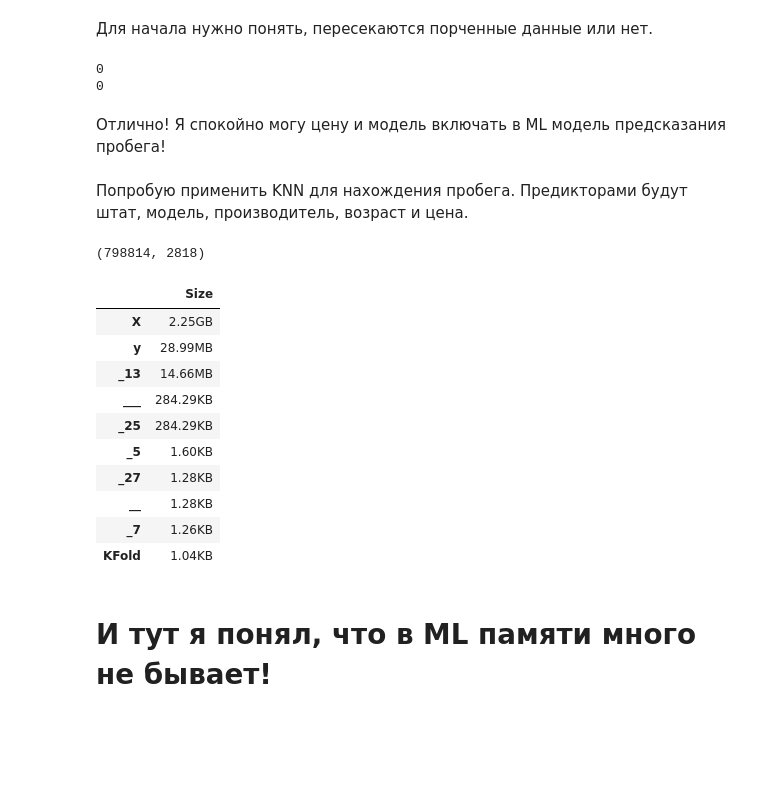
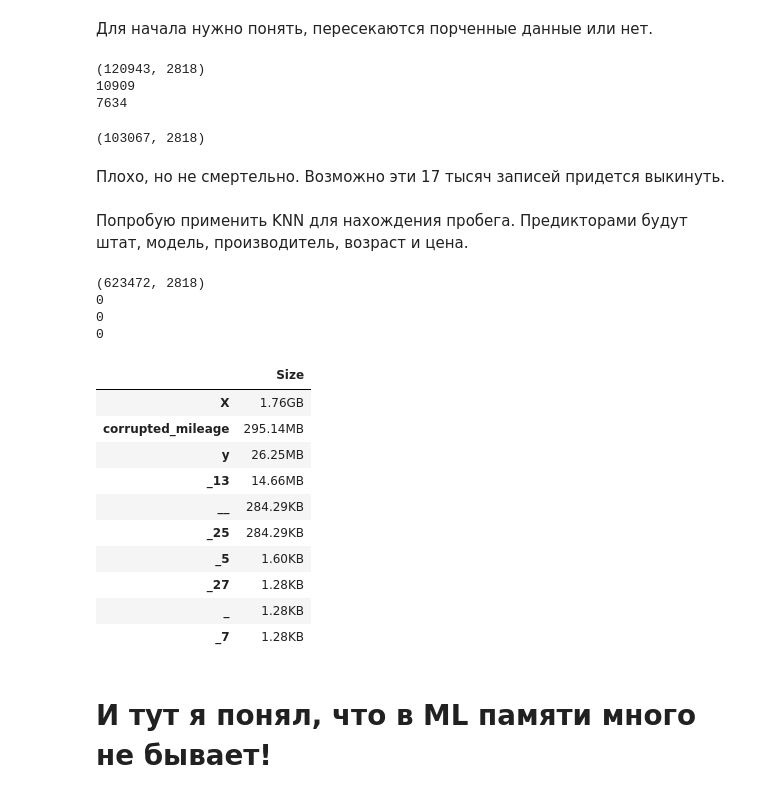
Before and after one commit to jast4ik/Hillel_ML_HW, a Jupyter notebook: Homework06/HW06.ipynb, the cells around one changed output. Cells and saved outputs as stored; diff of their text form; code cells hidden in the pictures; blank space fills up the shorter version.

```diff
--- a/Homework06/HW06.ipynb
+++ b/Homework06/HW06.ipynb
@@ -165,7 +170,7 @@ src_df.loc[wrong_price_mask]
 # %%
 print("Original:\n-----\n{}\n".format(src_df['Price'].sample(n=5, random_state=42)))
 
-src_df['Price'] = src_df.apply(lambda x: np.log(x.Price) if x.Price != 0 else 0, axis=1)
+#src_df['Price'] = src_df.apply(lambda x: np.log(x.Price) if x.Price != 0 else 0, axis=1)
 
 print("Ln applyed:\n-----\n{}\n".format(src_df['Price'].sample(n=5, random_state=42)))
 # %% [output]
@@ -201,7 +206,7 @@ dtype: int64
 Как видно, нулевые значения не стали np.inf.
 # %%
 print("Original:\n-----\n{}\n".format(src_df['Mileage'].sample(n=5, random_state=42)))
-src_df['Mileage'] = src_df['Mileage'].apply(np.log)
+# src_df['Mileage'] = src_df['Mileage'].apply(np.log)
 print("Ln applyed:\n-----\n{}\n".format(src_df['Mileage'].sample(n=5, random_state=42)))
 # %% [output]
 Original:
@@ -383,60 +388,74 @@ memory_usage()
 # %% [markdown]
 Для начала нужно понять, пересекаются порченные данные или нет.
 # %%
-corrupted_mileage = src_df.loc[(src_df['Mileage'] == np.NaN)]
+corrupted_mileage = src_df.loc[src_df['Mileage'].isna()]
 
+print(corrupted_mileage.shape)
 print(corrupted_mileage['Model'].isna().sum())
 print(corrupted_mileage['Price'].isin([0]).sum())
+#corrupted_mileage.head
 # %% [output]
-0
-0
+(120943, 2818)
+10909
+7634
+# %%
+corrupted_mileage = corrupted_mileage.loc[(src_df['Price'] != 0) & (~src_df['Model'].isna())]
+print(corrupted_mileage.shape)
+# %% [output]
+(103067, 2818)
 # %% [markdown]
-Отлично! Я спокойно могу цену и модель включать в ML модель предсказания пробега!
+Плохо, но не смертельно. Возможно эти 17 тысяч записей придется выкинуть.
 # %% [markdown]
 Попробую применить KNN для нахождения пробега. Предикторами будут штат, модель, производитель, возраст и цена.
 # %%
-clear_df = src_df.loc[(src_df['Price'] != 0) & (src_df['Mileage'] != np.NaN) & (src_df['Model'] != np.NaN)]
-clear_df.shape
+clear_df = src_df.loc[(src_df['Price'] != 0) & (~src_df['Mileage'].isna()) & (~src_df['Model'].isna())]
+print(clear_df.shape)
+print(clear_df['Price'].isin([0]).sum())
+print(clear_df['Model'].isna().sum())
+print(clear_df['Mileage'].isna().sum())
 # %% [output]
-(798814, 2818)
+(623472, 2818)
+0
+0
+0
 # %%
 X = clear_df.filter(regex='^Age_',axis=1)
 X = X.join(clear_df.filter(regex='^state_',axis=1))
 X = X.join(clear_df.filter(regex='^model_',axis=1))
 X = X.join(clear_df.filter(regex='^make_',axis=1))
 X = X.join(clear_df.Price)
 
-y = clear_df.Mileage
+y = pd.DataFrame(clear_df['Mileage'])
 
 clear_df.to_pickle('clear_df.bak')
 src_df.to_pickle('src_df.bak')
 
 del age_0_5
 del age_6_10
 del age_11_20
 del age_20_
 del numeric_df
 del states_one_hot
 del models_one_hot
 del makes_one_hot
 del clear_df
 del src_df
 del wrong_price_mask
 
 gc.collect()
 memory_usage()
 # %% [output]
 |  | Size |
-| X | 2.25GB |
-| y | 28.99MB |
+| X | 1.76GB |
+| corrupted_mileage | 295.14MB |
+| y | 26.25MB |
 | _13 | 14.66MB |
-| ___ | 284.29KB |
+| __ | 284.29KB |
 | _25 | 284.29KB |
 | _5 | 1.60KB |
 | _27 | 1.28KB |
-| __ | 1.28KB |
-| _7 | 1.26KB |
-| KFold | 1.04KB |
+| _ | 1.28KB |
+| _7 | 1.28KB |
 # %% [markdown]
 # **И тут я понял, что в ML памяти много не бывает!**
 # %%
```
Also changed, not shown: parts of 13 cells of this notebook.
